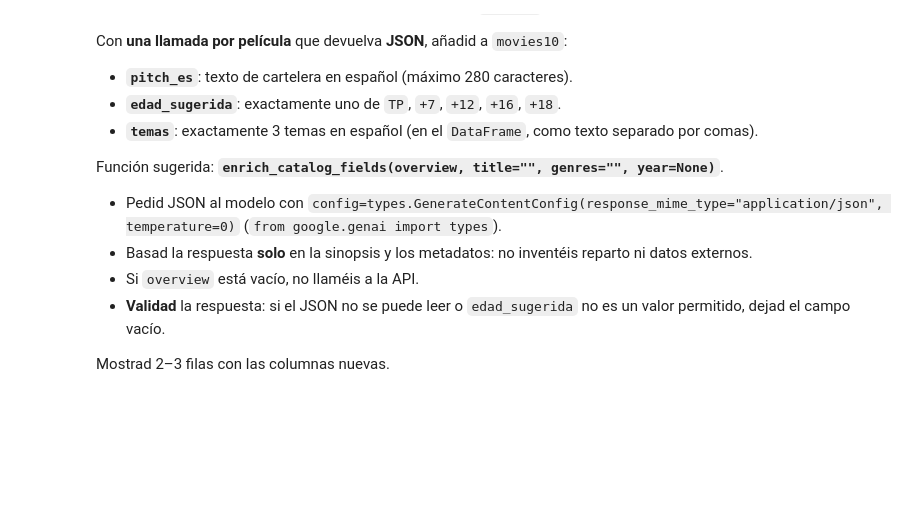
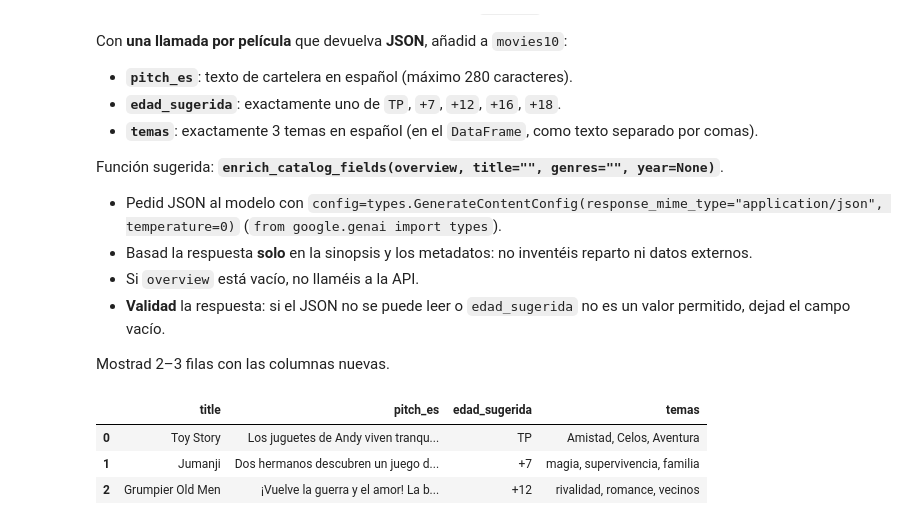
Before and after one commit to Jurovlo/tc-catalogo-peliculas, a Jupyter notebook: 04_gemini.ipynb, the cells around one changed output. Drawn from its saved outputs; the diff is of its cells as text; code cells hidden in the pictures; blank space fills up the shorter version.

Commit message:
feat: bonus 4A catálogo con JSON (pitch_es, edad_sugerida, temas)

```diff
--- a/04_gemini.ipynb
+++ b/04_gemini.ipynb
@@ -170,3 +170,86 @@ Función sugerida: **`enrich_catalog_fields(overview, title="", genres="", year=
 Mostrad 2–3 filas con las columnas nuevas.
 # %%
 # --- Parte 4A (bonus): pitch_es, edad_sugerida, temas ---
+import json
+from google.genai import types
+
+EDADES_VALIDAS = {"TP", "+7", "+12", "+16", "+18"}
+CAMPOS_VACIOS = {"pitch_es": "", "edad_sugerida": "", "temas": ""}
+
+
+def enrich_catalog_fields(overview, title: str = "", genres: str = "", year=None) -> dict:
+    """Genera con una sola llamada a Gemini (salida JSON) los campos de catálogo.
+
+    Args:
+        overview: sinopsis original de TMDB. Puede ser vacía o nula.
+        title: título de la película.
+        genres: géneros separados por "|".
+        year: año de estreno (puede ser nulo).
+
+    Returns:
+        Diccionario con pitch_es (máx. 280 caracteres), edad_sugerida
+        (TP, +7, +12, +16 o +18) y temas (3 temas separados por comas).
+        Si no hay sinopsis no se llama a la API; si la respuesta no es
+        válida, el campo correspondiente queda vacío.
+    """
+    # Sin sinopsis no llamamos a la API
+    if pd.isna(overview) or not str(overview).strip():
+        return dict(CAMPOS_VACIOS)
+
+    anio = "" if pd.isna(year) else int(year)
+    prompt = (
+        f"Película: {title} ({anio})\n"
+        f"Géneros: {genres}\n"
+        f"Sinopsis: {overview}\n\n"
+        "Basándote SOLO en la sinopsis y estos datos (no inventes reparto ni datos externos), "
+        "devuelve un JSON con exactamente estas claves:\n"
+        '- "pitch_es": texto de cartelera en español, máximo 280 caracteres\n'
+        '- "edad_sugerida": exactamente uno de "TP", "+7", "+12", "+16", "+18"\n'
+        '- "temas": lista de exactamente 3 temas en español'
+    )
+    config = types.GenerateContentConfig(response_mime_type="application/json", temperature=0)
+
+    datos = None
+    for intento in range(2):  # un reintento por si Gemini responde 503 (saturado)
+        try:
+            resp = client.models.generate_content(model=MODEL, contents=prompt, config=config)
+            datos = json.loads(resp.text or "")
+            break
+        except Exception as e:
+            print(f"⚠️ Intento {intento + 1} fallido con '{title}': {e}")
+            time.sleep(2)
+    if not isinstance(datos, dict):
+        return dict(CAMPOS_VACIOS)
+
+    # Validación de cada campo
+    pitch = str(datos.get("pitch_es", "")).strip()[:280]
+    edad = str(datos.get("edad_sugerida", "")).strip()
+    if edad not in EDADES_VALIDAS:
+        edad = ""
+    temas = datos.get("temas", [])
+    if isinstance(temas, list) and len(temas) == 3:
+        temas = ", ".join(str(t).strip() for t in temas)
+    else:
+        temas = ""
+    return {"pitch_es": pitch, "edad_sugerida": edad, "temas": temas}
+
+
+# Una llamada por película, con pausa entre llamadas (límite gratuito)
+resultados = []
+for _, row in movies10.iterrows():
+    resultados.append(
+        enrich_catalog_fields(row["overview"], row["title"], row.get("genres", ""), row.get("year"))
+    )
+    time.sleep(0.5)
+
+movies10[["pitch_es", "edad_sugerida", "temas"]] = pd.DataFrame(resultados, index=movies10.index)
+
+# Guardamos también las columnas del bonus en movies10_es.csv
+movies10.to_csv(DATA / "processed" / "movies10_es.csv", index=False)
+
+movies10[["title", "pitch_es", "edad_sugerida", "temas"]].head(3)
+# %% [output]
+|  | title | pitch_es | edad_sugerida | temas |
+| 0 | Toy Story | Los juguetes de Andy viven tranqu... | TP | Amistad, Celos, Aventura |
+| 1 | Jumanji | Dos hermanos descubren un juego d... | +7 | magia, supervivencia, familia |
+| 2 | Grumpier Old Men | ¡Vuelve la guerra y el amor! La b... | +12 | rivalidad, romance, vecinos |
```
Also changed, not shown: 1 other file.
